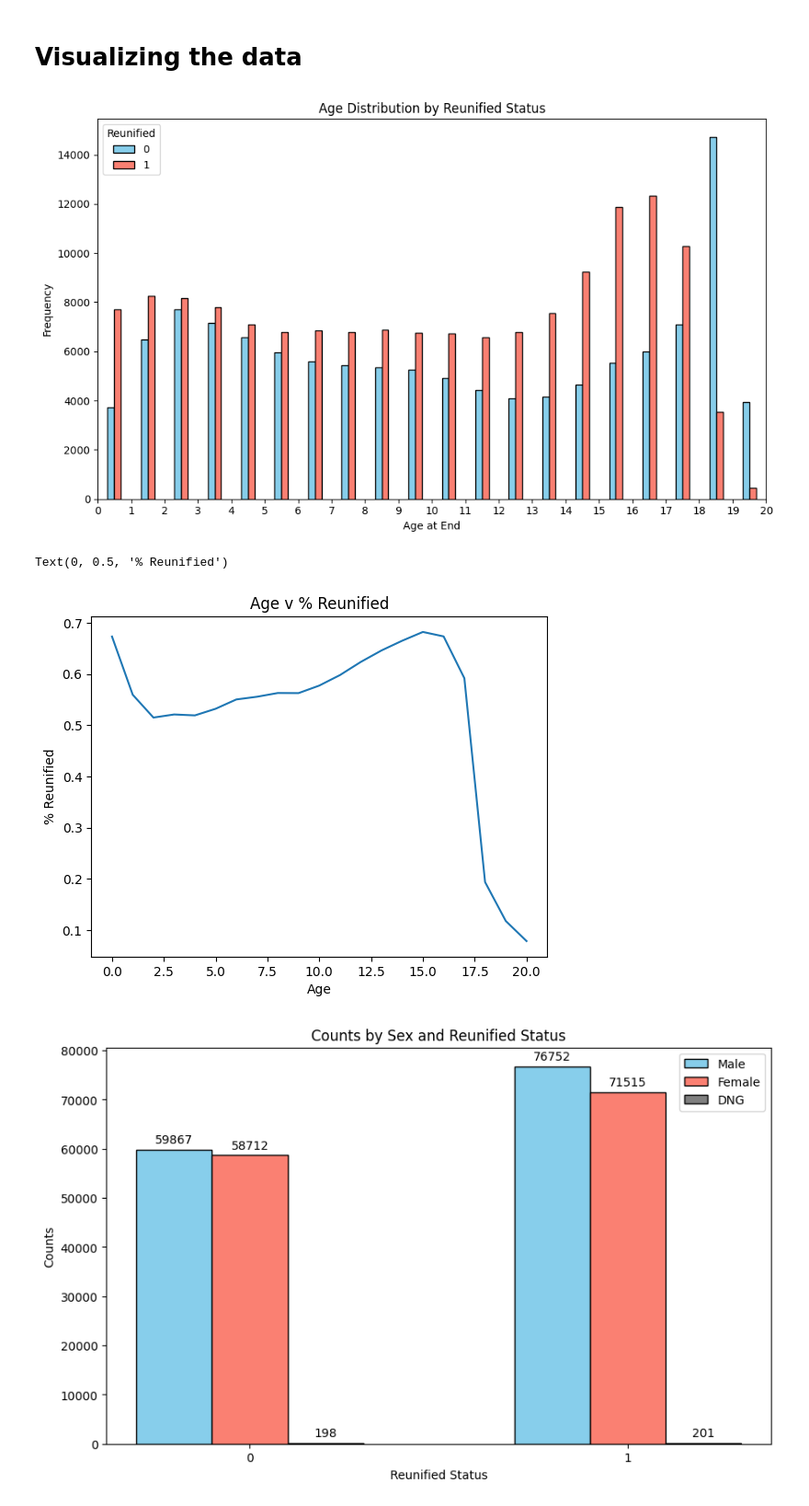
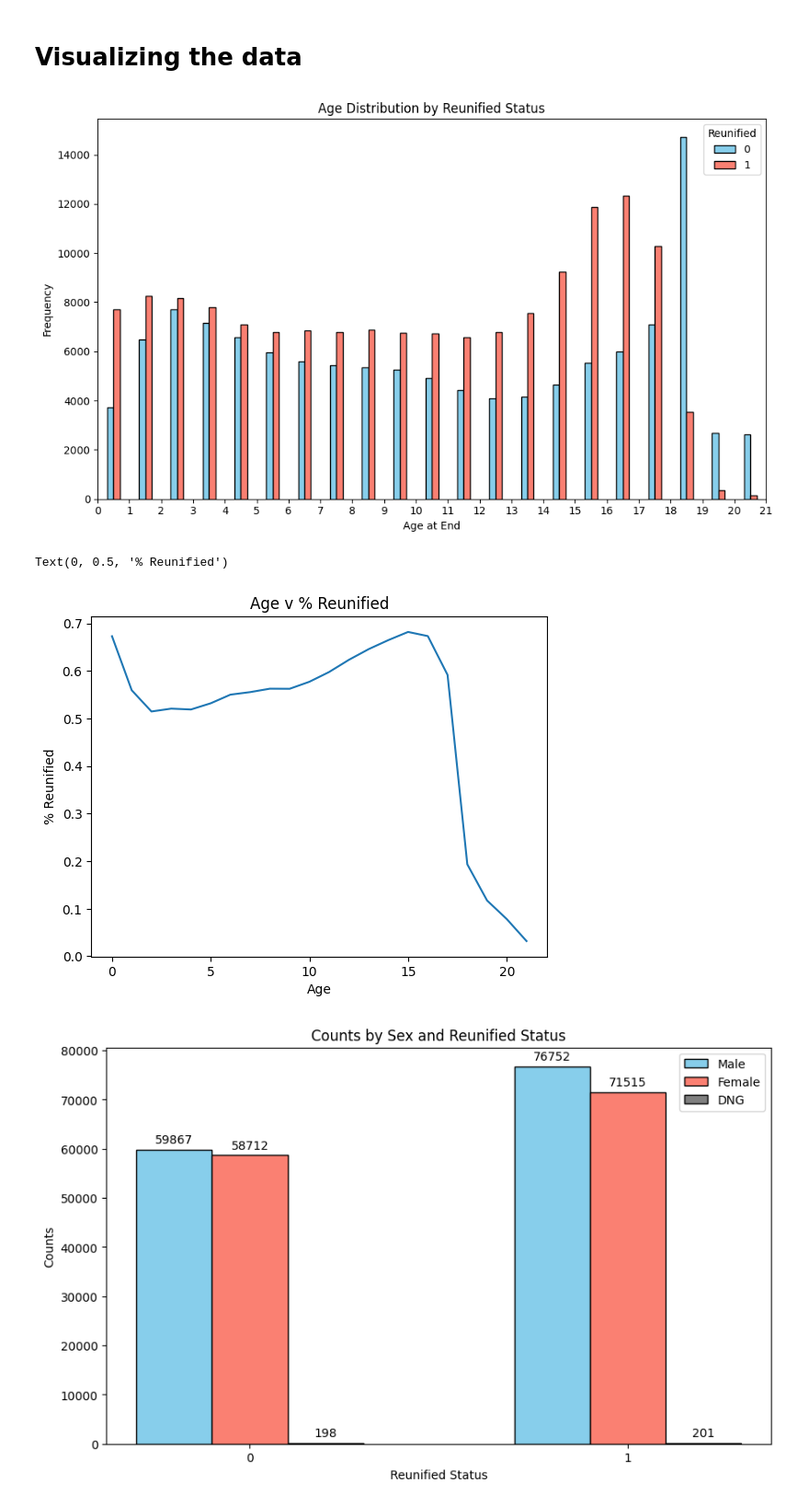
Before and after one commit to sophie2chance2/foster_care_analysis, a Jupyter notebook: working.ipynb, the cells around one changed output. Shown: that part at 92% size. Saved outputs shown, nothing was run; the diff lists cells and outputs as text; code cells hidden in the pictures.

```diff
--- a/working.ipynb
+++ b/working.ipynb
@@ -48,7 +48,7 @@ df_2003 = utils.make_readable(raw_df_2003.rename({'FY':'DataYear', 'FIPSCode':'F
 # %% [markdown]
 # Filter and Clean Data
 # %%
-all_records = pd.concat([df_2001, df_2002, df_2003], axis=0)
+# all_records = pd.concat([df_2001, df_2002, df_2003], axis=0)
 all_records = df_2001.reset_index(drop=True) # temporarily doing 2001 only so that the code runs faster
 all_records = utils.remove_nan_values(all_records)
 # %% [output]
@@ -108,32 +108,32 @@ Percentage Reunified: 55.27%
 import matplotlib.pyplot as plt
 import seaborn as sns
 # %%
-chart_df = exited_df[exited_df['AgeAtEnd'] < 21]
+chart_df = exited_df[exited_df['AgeAtEnd'] <= 21]
 # %%
 # Filter the DataFrame for each category in 'reunified'
 group1 = chart_df[chart_df['reunified'] == chart_df['reunified'].unique()[0]]['AgeAtEnd']
 group2 = chart_df[chart_df['reunified'] == chart_df['reunified'].unique()[1]]['AgeAtEnd']
 
 plt.figure(figsize=(10, 6))
 
 # Set the positions of the bars
-bins = np.histogram_bin_edges(chart_df['AgeAtEnd'], bins=20)
+bins = np.histogram_bin_edges(chart_df['AgeAtEnd'], bins=21)
 width = (bins[1] - bins[0]) * 0.4
 
 plt.hist([group1, group2], bins=bins, label=[str(chart_df['reunified'].unique()[0]), str(chart_df['reunified'].unique()[1])],
-         color=['skyblue', 'salmon'], edgecolor='black', rwidth=width, align='mid', histtype='bar')
+         color=['skyblue', 'salmon'], edgecolor='black',  rwidth=width, align='mid', histtype='bar')
 
 plt.legend(title='Reunified')
 plt.xlabel('Age at End')
 plt.ylabel('Frequency')
 plt.title('Age Distribution by Reunified Status')
 
 plt.xticks(bins.round(2))
 plt.xlim([bins.min(), bins.max()])
 plt.tight_layout()
 plt.show()
 # %% [output]
-[figure, old version]
+[figure, new version]
 # %%
 # plot age v % that reunified
 age_reunified = chart_df.groupby('AgeAtEnd')['reunified'].mean()
@@ -143,7 +143,7 @@ plt.xlabel('Age')
 plt.ylabel('% Reunified')
 # %% [output]
 Text(0, 0.5, '% Reunified')
-[figure, old version]
+[figure, new version]
 # %%
 count_matrix = chart_df.groupby(['reunified', 'Sex']).size().unstack()
 fig, ax = plt.subplots(figsize=(10, 6))
```
Also changed, not shown: parts of 4 cells of this notebook.
